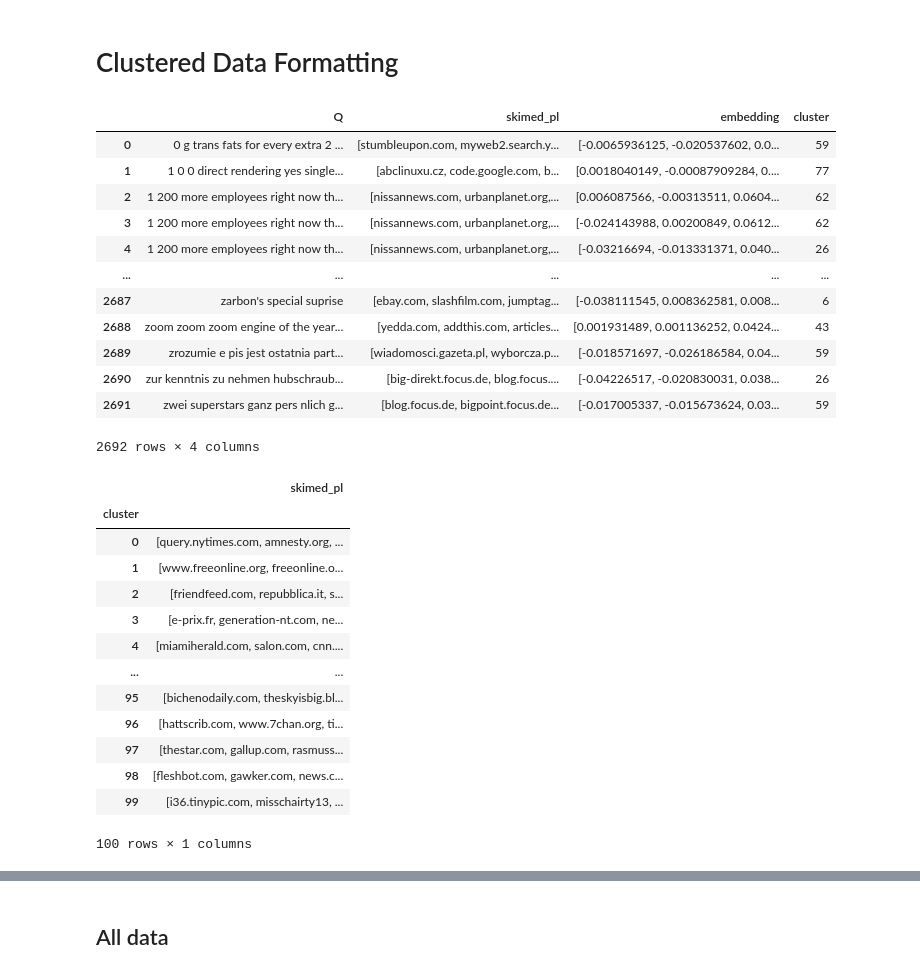
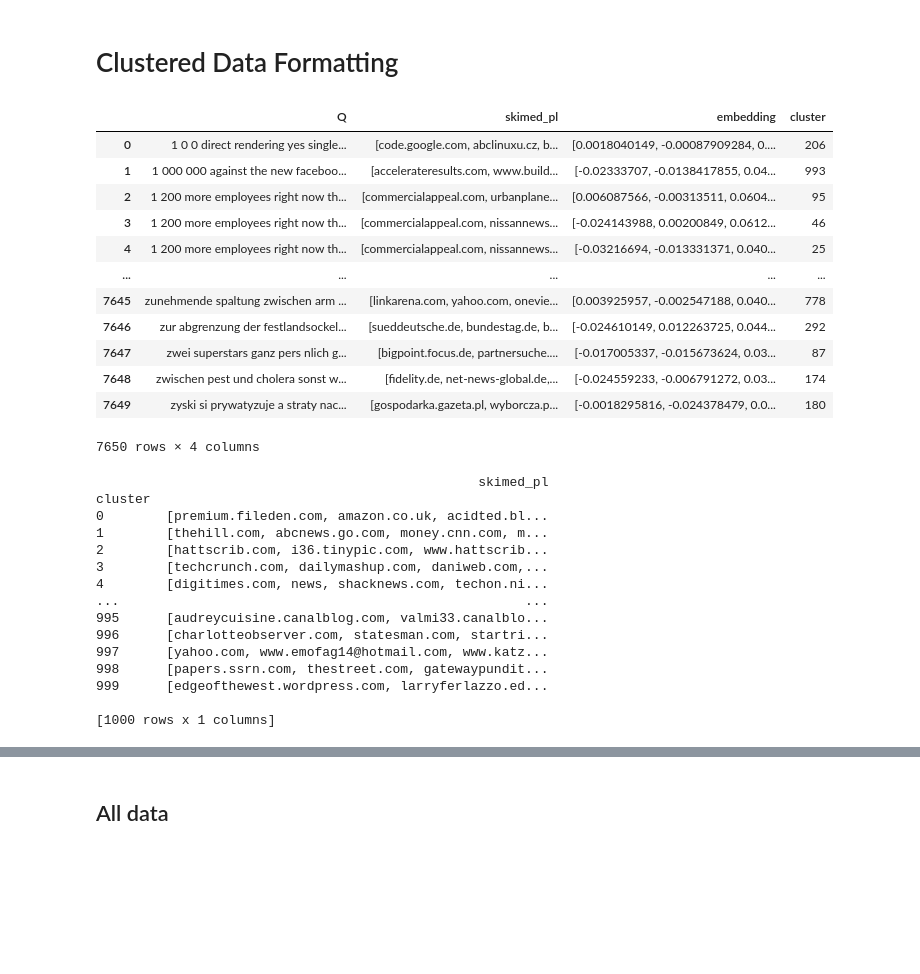
Before and after one commit to Gongjie663746/CS247Project, a Jupyter notebook: data_formatting.ipynb, the cells around one changed output, grey strips where cells are left out. Saved outputs shown, nothing was run; the diff lists cells and outputs as text; code cells hidden in the pictures; blank space fills up the shorter version.

Commit message:
update on target files and directories

```diff
--- a/data_formatting.ipynb
+++ b/data_formatting.ipynb
@@ -100,5 +10,12 @@ with open(DATA_PATH + '/index_links_sparse.txt', 'w') as index_doc:
 # %% [markdown]
 # Dense Data Formatting
+# %%
+target = '2008-08'
+DATAPATH = '/content/mnt/Shareddrives/247 Project/data'
+PKL_FILEPATH = DATAPATH + '/{}_densed.pkl'.format(target)
+DENSE_ALL_FILEPATH = DATAPATH + '/gcn_formatted_all_dense_{}.txt'.format(target)
+DENSE_TRAIN_FILEPATH = DATAPATH + '/gcn_formatted_train_dense_{}.txt'.format(target)
+DENSE_TEST_FILEPATH = DATAPATH + '/gcn_formatted_test_dense_{}.txt'.format(target)
 # %%
 ### dense data formatting
 with open(PKL_FILEPATH, 'rb') as f:
@@ -449,26 +353,35 @@ CLUSTERED_50_PKL_FILEPATH = DATA_PATH + '/clustered_50.pkl'
+# %%
+K = str(1000)
+target = '2008-08'
+DATAPATH = '/content/mnt/Shareddrives/247 Project/data'
+CLUSTERED_PKL_FILEPATH = DATAPATH+'/{}_clustered_{}.pkl'.format(target,K)
+CLUSTERED_ALL_FILEPATH = DATAPATH+'/gcn_formatted_all_dense_clustered_{}_{}.txt'.format(K,target)
+CLUSTERED_TRAIN_FILEPATH = DATAPATH+'/gcn_formatted_train_dense_clustered_{}_{}.txt'.format(K,target)
+CLUSTERED_TEST_FILEPATH = DATAPATH+'/gcn_formatted_test_dense_clustered_{}_{}.txt'.format(K,target)
 # %%
-with open(CLUSTERED_100_PKL_FILEPATH, 'rb') as f:
+with open(CLUSTERED_PKL_FILEPATH, 'rb') as f:
   data = pickle.load(f)
 
 data
 # %% [output]
 |  | Q | skimed_pl | embedding | cluster |
-| 0 | 0 g trans fats for every extra 2 ... | [stumbleupon.com, myweb2.search.y... | [-0.0065936125, -0.020537602, 0.0... | 59 |
-| 1 | 1 0 0 direct rendering yes single... | [abclinuxu.cz, code.google.com, b... | [0.0018040149, -0.00087909284, 0.... | 77 |
-| 2 | 1 200 more employees right now th... | [nissannews.com, urbanplanet.org,... | [0.006087566, -0.00313511, 0.0604... | 62 |
-| 3 | 1 200 more employees right now th... | [nissannews.com, urbanplanet.org,... | [-0.024143988, 0.00200849, 0.0612... | 62 |
-| 4 | 1 200 more employees right now th... | [nissannews.com, urbanplanet.org,... | [-0.03216694, -0.013331371, 0.040... | 26 |
+| 0 | 1 0 0 direct rendering yes single... | [code.google.com, abclinuxu.cz, b... | [0.0018040149, -0.00087909284, 0.... | 206 |
+| 1 | 1 000 000 against the new faceboo... | [accelerateresults.com, www.build... | [-0.02333707, -0.0138417855, 0.04... | 993 |
+| 2 | 1 200 more employees right now th... | [commercialappeal.com, urbanplane... | [0.006087566, -0.00313511, 0.0604... | 95 |
+| 3 | 1 200 more employees right now th... | [commercialappeal.com, nissannews... | [-0.024143988, 0.00200849, 0.0612... | 46 |
+| 4 | 1 200 more employees right now th... | [commercialappeal.com, nissannews... | [-0.03216694, -0.013331371, 0.040... | 25 |
 | ... | ... | ... | ... | ... |
-| 2687 | zarbon's special suprise | [ebay.com, slashfilm.com, jumptag... | [-0.038111545, 0.008362581, 0.008... | 6 |
-| 2688 | zoom zoom zoom engine of the year... | [yedda.com, addthis.com, articles... | [0.001931489, 0.001136252, 0.0424... | 43 |
-| 2689 | zrozumie e pis jest ostatnia part... | [wiadomosci.gazeta.pl, wyborcza.p... | [-0.018571697, -0.026186584, 0.04... | 59 |
-| 2690 | zur kenntnis zu nehmen hubschraub... | [big-direkt.focus.de, blog.focus.... | [-0.04226517, -0.020830031, 0.038... | 26 |
-| 2691 | zwei superstars ganz pers nlich g... | [blog.focus.de, bigpoint.focus.de... | [-0.017005337, -0.015673624, 0.03... | 59 |
+| 7645 | zunehmende spaltung zwischen arm ... | [linkarena.com, yahoo.com, onevie... | [0.003925957, -0.002547188, 0.040... | 778 |
+| 7646 | zur abgrenzung der festlandsockel... | [sueddeutsche.de, bundestag.de, b... | [-0.024610149, 0.012263725, 0.044... | 292 |
+| 7647 | zwei superstars ganz pers nlich g... | [bigpoint.focus.de, partnersuche.... | [-0.017005337, -0.015673624, 0.03... | 87 |
+| 7648 | zwischen pest und cholera sonst w... | [fidelity.de, net-news-global.de,... | [-0.024559233, -0.006791272, 0.03... | 174 |
+| 7649 | zyski si prywatyzuje a straty nac... | [gospodarka.gazeta.pl, wyborcza.p... | [-0.0018295816, -0.024378479, 0.0... | 180 |
-2692 rows × 4 columns
+7650 rows × 4 columns
 # %%
 data = data.groupby('cluster')
 
 data = data.agg({'skimed_pl': 'sum'})
+print(data)
 
 # data = data.apply(np.unique, axis=1)
 # data = data.apply(np.squeeze)
@@ -477,19 +390,28 @@ data = data.agg({'skimed_pl': 'sum'})
 # data.columns = ['skimed_pl']
 # data['skimed_pl'] = data['skimed_pl'][0]
 
-data
+# remove duplicate domains
+data_no_dup = pd.DataFrame({'skimed_pl':[]})
+for cluster_id, domains in data.iterrows():
+    domain_list = domains['skimed_pl']
+    current = {'skimed_pl':list(set(domain_list))}
+    data_no_dup = data_no_dup.append(current, ignore_index=True)
+
+data_no_dup.index.names = ['cluster']
+data = data_no_dup
 # %% [output]
-|  | skimed_pl |
-| cluster |  |
-| 0 | [query.nytimes.com, amnesty.org, ... |
-| 1 | [www.freeonline.org, freeonline.o... |
-| 2 | [friendfeed.com, repubblica.it, s... |
-| 3 | [e-prix.fr, generation-nt.com, ne... |
-| 4 | [miamiherald.com, salon.com, cnn.... |
-| ... | ... |
-| 95 | [bichenodaily.com, theskyisbig.bl... |
-| 96 | [hattscrib.com, www.7chan.org, ti... |
-| 97 | [thestar.com, gallup.com, rasmuss... |
-| 98 | [fleshbot.com, gawker.com, news.c... |
-| 99 | [i36.tinypic.com, misschairty13, ... |
-100 rows × 1 columns
+                                                 skimed_pl
+cluster
+0        [premium.fileden.com, amazon.co.uk, acidted.bl...
+1        [thehill.com, abcnews.go.com, money.cnn.com, m...
+2        [hattscrib.com, i36.tinypic.com, www.hattscrib...
+3        [techcrunch.com, dailymashup.com, daniweb.com,...
+4        [digitimes.com, news, shacknews.com, techon.ni...
+...                                                    ...
+995      [audreycuisine.canalblog.com, valmi33.canalblo...
+996      [charlotteobserver.com, statesman.com, startri...
+997      [yahoo.com, www.emofag14@hotmail.com, www.katz...
+998      [papers.ssrn.com, thestreet.com, gatewaypundit...
+999      [edgeofthewest.wordpress.com, larryferlazzo.ed...
+
+[1000 rows x 1 columns]
```
Also changed, not shown: parts of 25 cells of this notebook, 1 other file.
